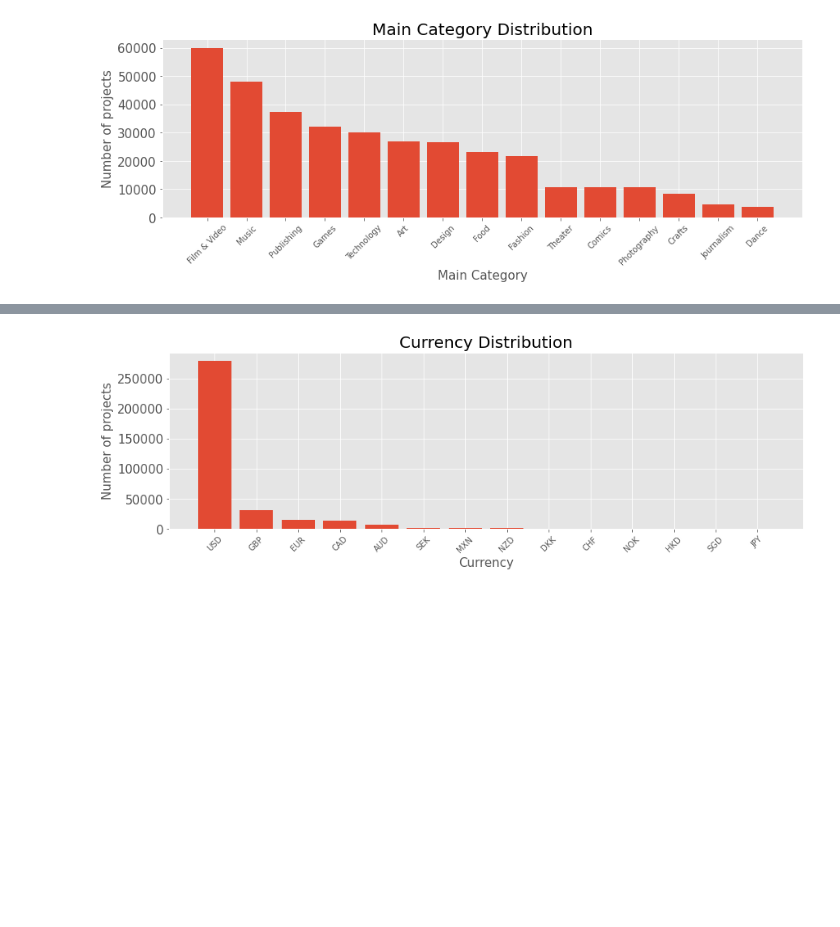
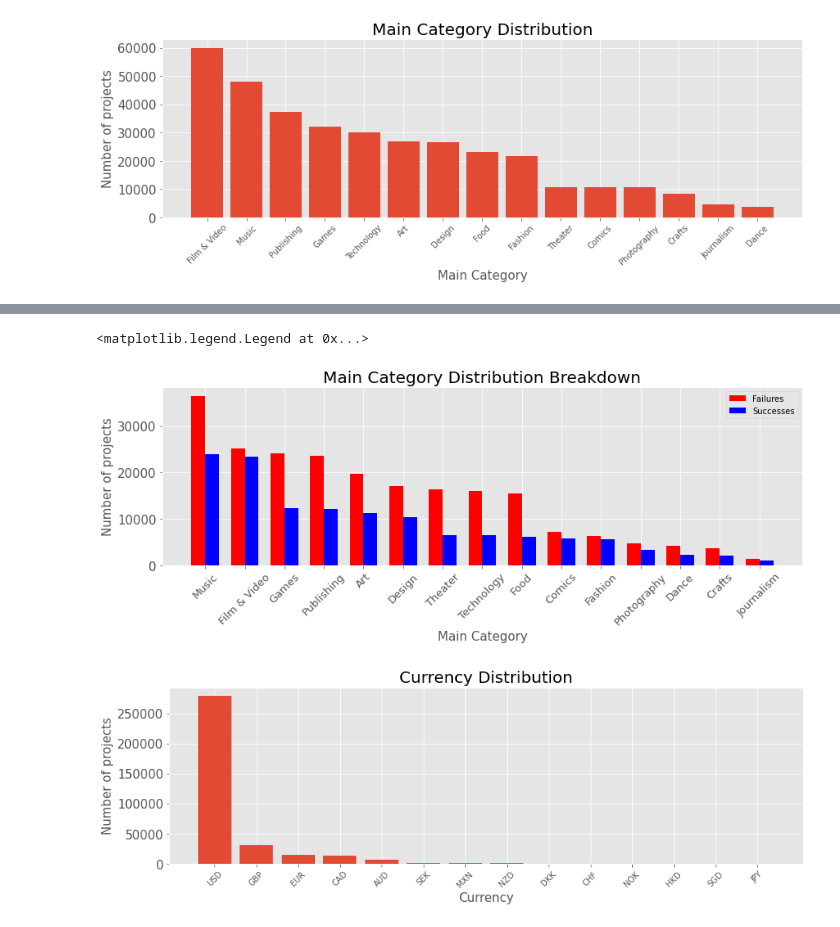
Before and after one commit to benkarlsberg/Ensemble-Deep-Learning-Model-Predict-Kickstarter-Success, a Jupyter notebook: EDA.ipynb, the cells around one changed output, grey strips where cells are left out. Drawn from its saved outputs; the diff is of its cells as text; code cells hidden in the pictures; blank space fills up the shorter version.

```diff
--- a/EDA.ipynb
+++ b/EDA.ipynb
@@ -400,3 +401,7 @@ plt.rc('axes', titlesize=20)
 plt.rc('axes', labelsize = 15)
 # %% [output]
 [figure]
+# %%
+# compare properties of sucesses and failures
+main_category_successes = df[df['state']==1]['main_category'].value_counts()
+main_category_failures = df[df['state']==0]['main_category'].value_counts()
@@ -403,3 +427,28 @@ plt.rc('axes', labelsize = 15)
+# %%
+fig, ax = plt.subplots(1, figsize = (14, 4))
+
+labels = main_category_successes.index
+x = np.arange(len(labels))
+width = 0.35
+
+ax.bar(x - width/2, main_category_failures.values, width, label = 'Failures', color = 'r')
+ax.bar(x + width/2, main_category_successes.values, width, label = 'Successes', color = 'b')
+
+ax.set_xticks(x)
+ax.set_xticklabels(labels)
+
+plt.title('Main Category Distribution Breakdown')
+plt.ylabel('Number of projects')
+plt.xlabel('Main Category')
+plt.rc('xtick', labelsize=13)
+plt.xticks(rotation =45)
+plt.rc('ytick', labelsize=17)
+plt.rc('axes', titlesize=20)
+plt.rc('axes', labelsize = 17)
+plt.legend()
+# %% [output]
+<matplotlib.legend.Legend at 0x...>
+[figure, added]
 # %%
 currency = df['currency'].value_counts()
 
```
Also changed, not shown: parts of 22 cells of this notebook, 1 other file.
